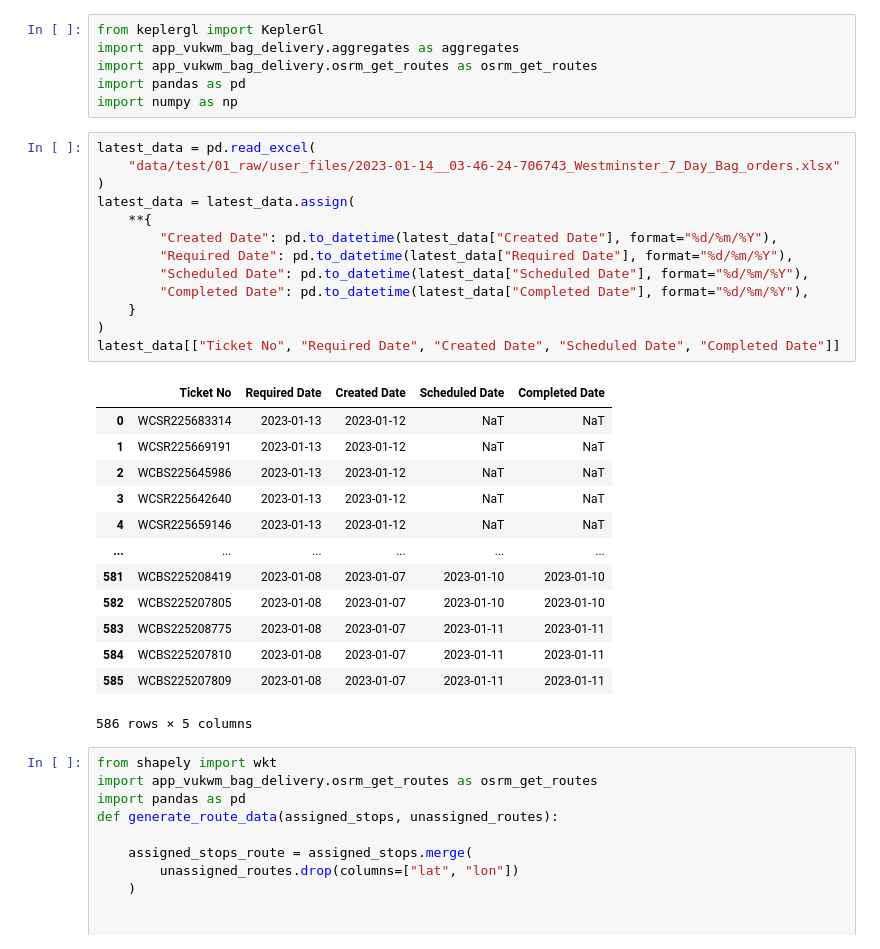
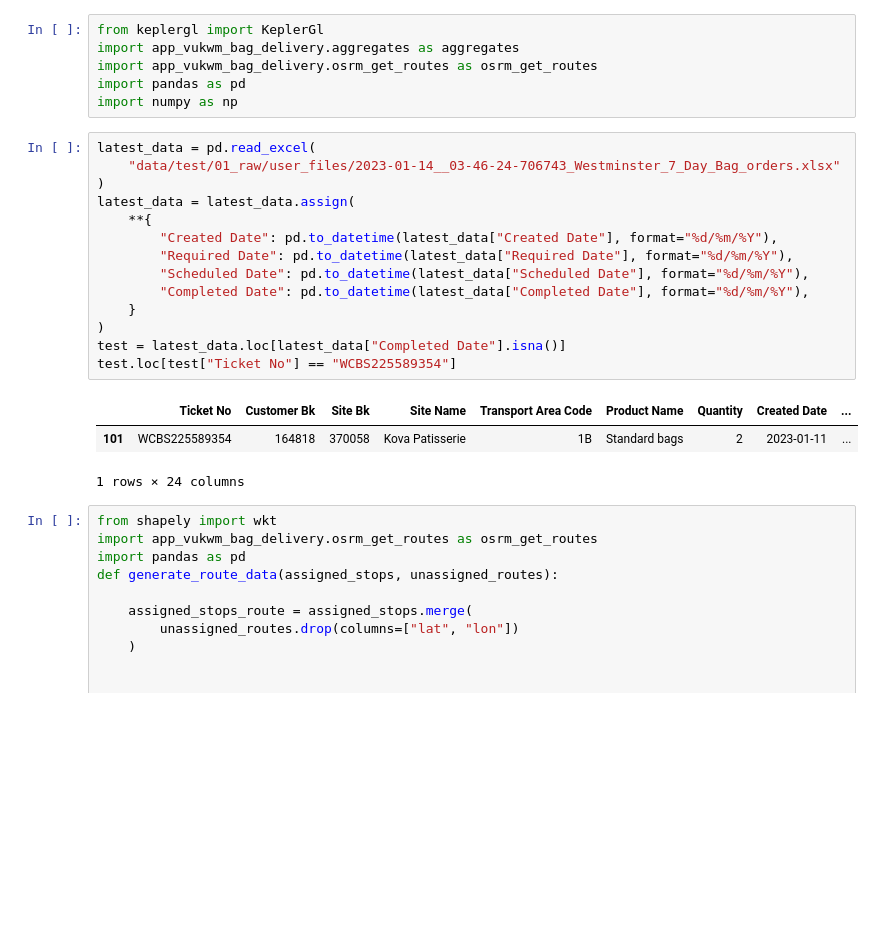
Before and after one commit to ejwillemse/app_vukwm_bag_delivery, a Jupyter notebook: notebooks/02_ejwillemse_20230114_date_error_inspections.ipynb, the cells around one changed output. Drawn from its saved outputs; the diff is of its cells as text; blank space fills up the shorter version.

```diff
--- a/notebooks/02_ejwillemse_20230114_date_error_inspections.ipynb
+++ b/notebooks/02_ejwillemse_20230114_date_error_inspections.ipynb
@@ -19,30 +19,21 @@ import numpy as np
 # %%
 latest_data = pd.read_excel(
     "data/test/01_raw/user_files/2023-01-14__03-46-24-706743_Westminster_7_Day_Bag_orders.xlsx"
 )
 latest_data = latest_data.assign(
     **{
         "Created Date": pd.to_datetime(latest_data["Created Date"], format="%d/%m/%Y"),
         "Required Date": pd.to_datetime(latest_data["Required Date"], format="%d/%m/%Y"),
         "Scheduled Date": pd.to_datetime(latest_data["Scheduled Date"], format="%d/%m/%Y"),
         "Completed Date": pd.to_datetime(latest_data["Completed Date"], format="%d/%m/%Y"),
     }
 )
-latest_data[["Ticket No", "Required Date", "Created Date", "Scheduled Date", "Completed Date"]]
+test = latest_data.loc[latest_data["Completed Date"].isna()]
+test.loc[test["Ticket No"] == "WCBS225589354"]
 # %% [output]
-|  | Ticket No | Required Date | Created Date | Scheduled Date | Completed Date |
-| 0 | WCSR225683314 | 2023-01-13 | 2023-01-12 | NaT | NaT |
-| 1 | WCSR225669191 | 2023-01-13 | 2023-01-12 | NaT | NaT |
-| 2 | WCBS225645986 | 2023-01-13 | 2023-01-12 | NaT | NaT |
-| 3 | WCSR225642640 | 2023-01-13 | 2023-01-12 | NaT | NaT |
-| 4 | WCSR225659146 | 2023-01-13 | 2023-01-12 | NaT | NaT |
-| ... | ... | ... | ... | ... | ... |
-| 581 | WCBS225208419 | 2023-01-08 | 2023-01-07 | 2023-01-10 | 2023-01-10 |
-| 582 | WCBS225207805 | 2023-01-08 | 2023-01-07 | 2023-01-10 | 2023-01-10 |
-| 583 | WCBS225208775 | 2023-01-08 | 2023-01-07 | 2023-01-11 | 2023-01-11 |
-| 584 | WCBS225207810 | 2023-01-08 | 2023-01-07 | 2023-01-11 | 2023-01-11 |
-| 585 | WCBS225207809 | 2023-01-08 | 2023-01-07 | 2023-01-11 | 2023-01-11 |
+|  | Ticket No | Customer Bk | Site Bk | Site Name | Transport Area Code | Product Name | Quantity | Created Date | ... |
+| 101 | WCBS225589354 | 164818 | 370058 | Kova Patisserie | 1B | Standard bags | 2 | 2023-01-11 | ... |
-586 rows × 5 columns
+1 rows × 24 columns
 # %%
 from shapely import wkt
 import app_vukwm_bag_delivery.osrm_get_routes as osrm_get_routes
```
Also changed, not shown: 2 other files.
